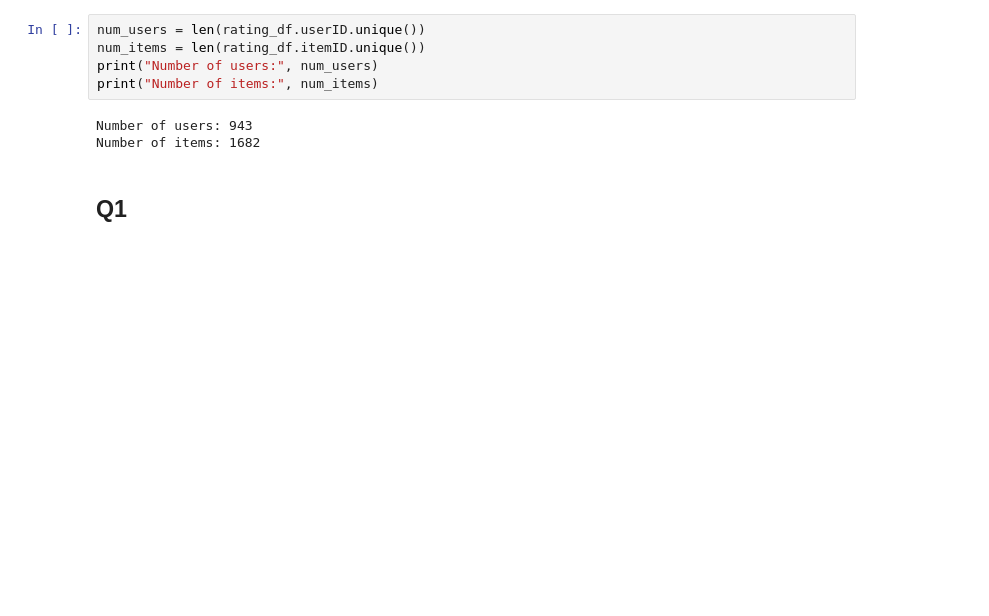
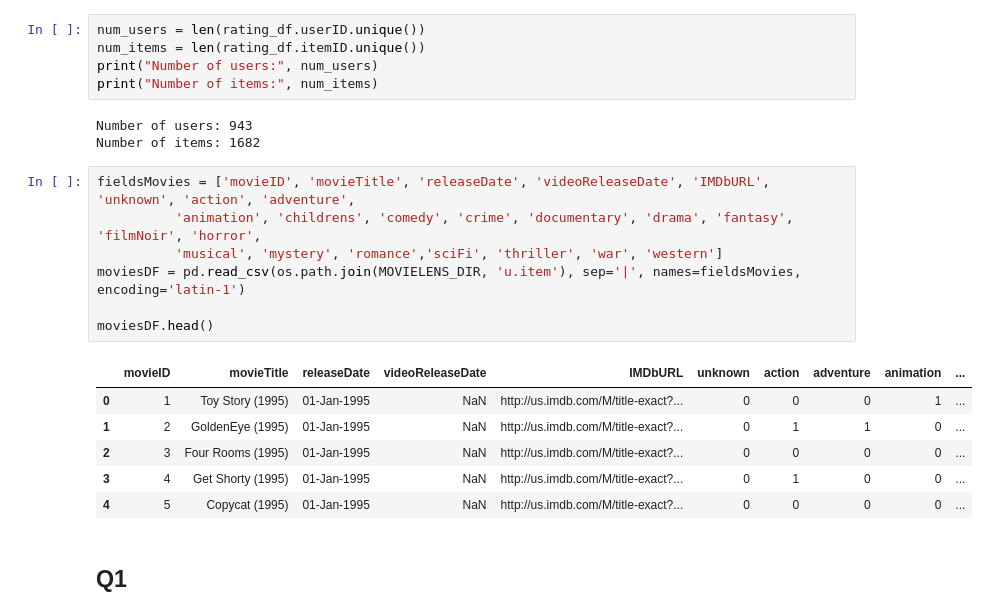
Before and after one commit to vparsana/RecommenderSystem, a Jupyter notebook: rs_assignment.ipynb, the cells around one changed output. Cells and saved outputs as stored; diff of their text form; blank space fills up the shorter version.

```diff
--- a/rs_assignment.ipynb
+++ b/rs_assignment.ipynb
@@ -93,6 +85,20 @@ print("Number of items:", num_items)
 # %% [output]
 Number of users: 943
 Number of items: 1682
+# %%
+fieldsMovies = ['movieID', 'movieTitle', 'releaseDate', 'videoReleaseDate', 'IMDbURL', 'unknown', 'action', 'adventure',
+          'animation', 'childrens', 'comedy', 'crime', 'documentary', 'drama', 'fantasy', 'filmNoir', 'horror',
+          'musical', 'mystery', 'romance','sciFi', 'thriller', 'war', 'western']
+moviesDF = pd.read_csv(os.path.join(MOVIELENS_DIR, 'u.item'), sep='|', names=fieldsMovies, encoding='latin-1')
+
+moviesDF.head()
+# %% [output]
+|  | movieID | movieTitle | releaseDate | videoReleaseDate | IMDbURL | unknown | action | adventure | animation | ... |
+| 0 | 1 | Toy Story (1995) | 01-Jan-1995 | NaN | http://us.imdb.com/M/title-exact?... | 0 | 0 | 0 | 1 | ... |
+| 1 | 2 | GoldenEye (1995) | 01-Jan-1995 | NaN | http://us.imdb.com/M/title-exact?... | 0 | 1 | 1 | 0 | ... |
+| 2 | 3 | Four Rooms (1995) | 01-Jan-1995 | NaN | http://us.imdb.com/M/title-exact?... | 0 | 0 | 0 | 0 | ... |
+| 3 | 4 | Get Shorty (1995) | 01-Jan-1995 | NaN | http://us.imdb.com/M/title-exact?... | 0 | 1 | 0 | 0 | ... |
+| 4 | 5 | Copycat (1995) | 01-Jan-1995 | NaN | http://us.imdb.com/M/title-exact?... | 0 | 0 | 0 | 0 | ... |
 # %% [markdown]
 ## Q1
 # %% [markdown]
```
Also changed, not shown: parts of 50 cells of this notebook.
